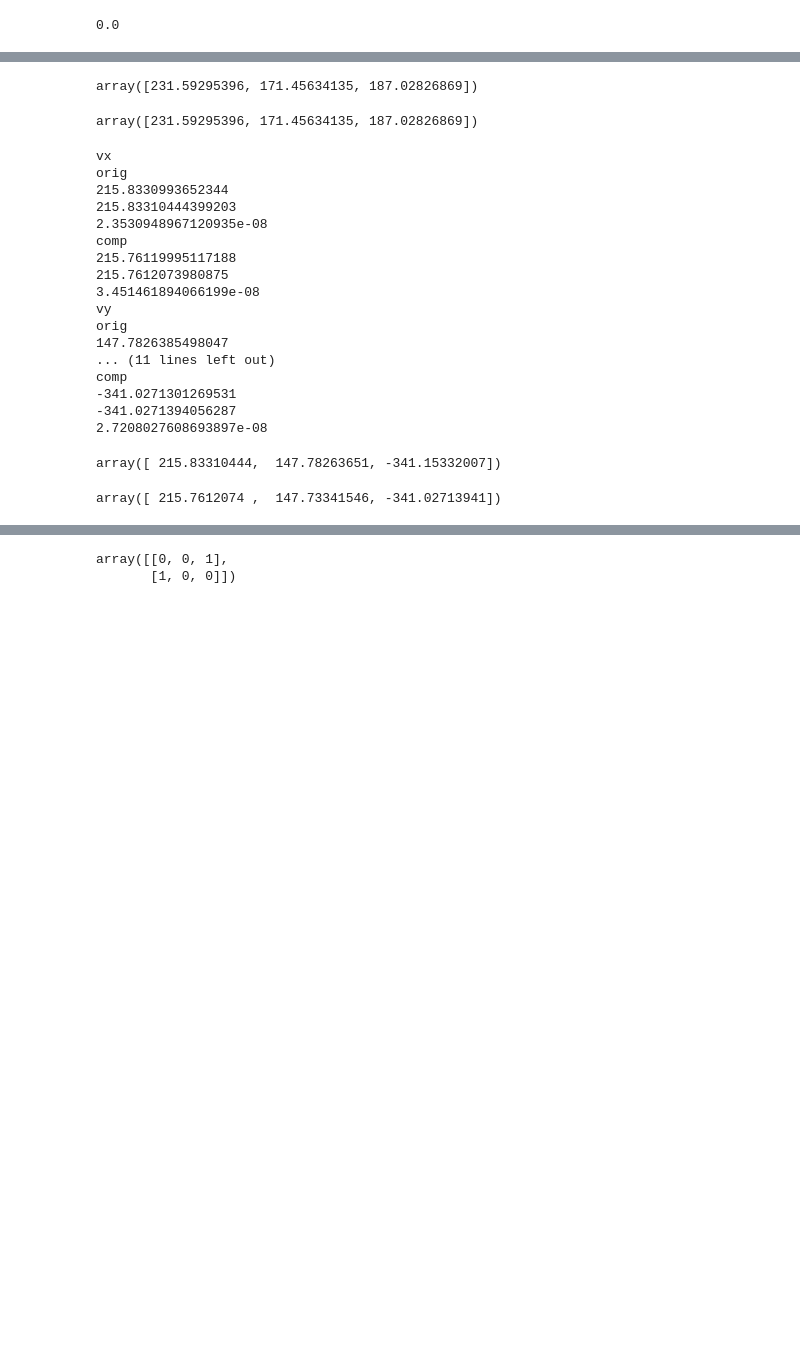
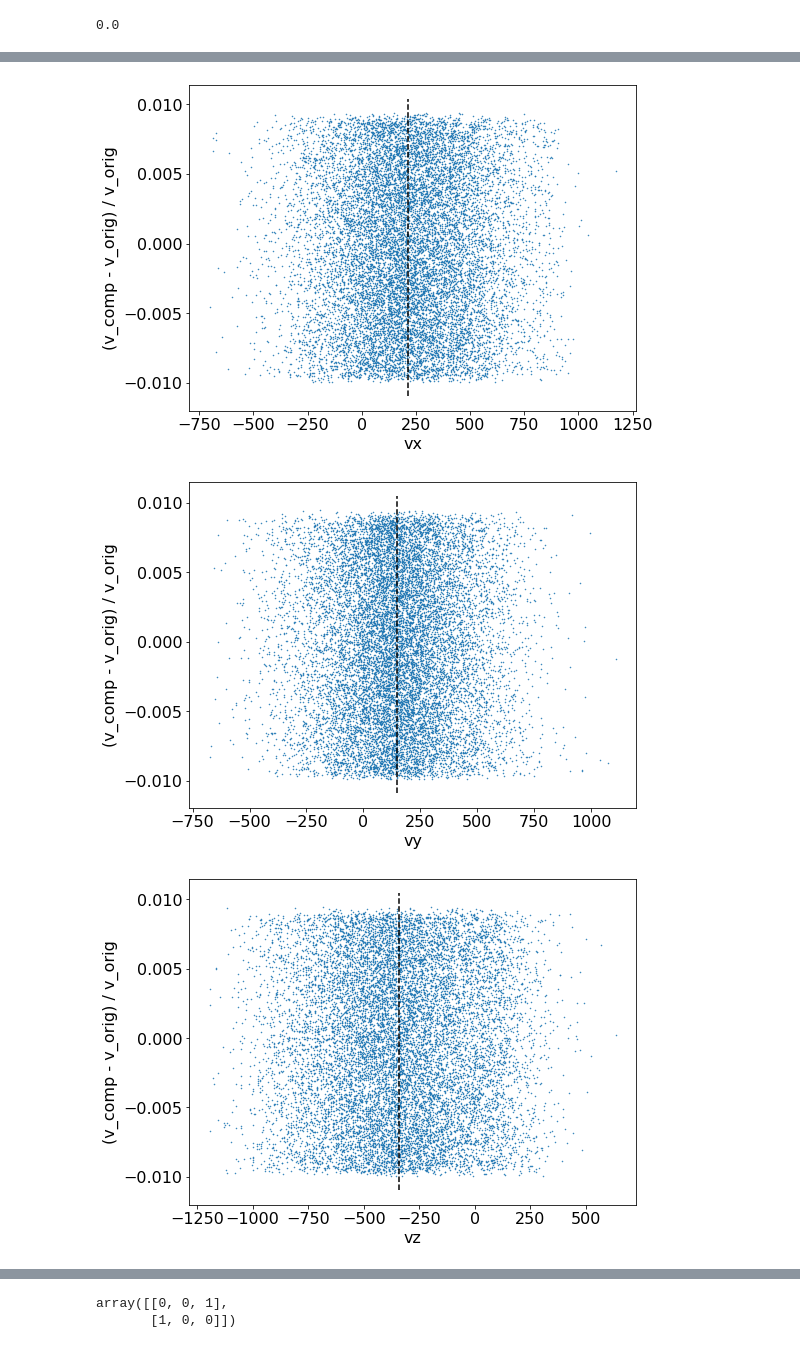
Before and after one commit to adrianpope/VelocityCompression, a Jupyter notebook: HaloParticles.ipynb, the cells around one changed output, grey strips where cells are left out. Cells and saved outputs as stored; diff of their text form; code cells hidden in the pictures; blank space fills up the shorter version.

```diff
--- a/HaloParticles.ipynb
+++ b/HaloParticles.ipynb
@@ -3,6 +6,10 @@ import numpy as np
 import pandas as pd
 import matplotlib
 import matplotlib.pyplot as plt
+# %%
+matplotlib.rcParams['figure.figsize'] = [8,6]
+matplotlib.rcParams.update({'font.size': 16})
+pngdpi=150
 # %%
 top_100_above_1000 = pd.read_csv('Halos/merged/top_100_merged_above_1000.csv')
 # %%
@@ -127,47 +72,15 @@ comp
-# %%
-mean(posArr_orig)
-# %% [output]
-array([231.59295396, 171.45634135, 187.02826869])
-# %%
-mean(posArr_comp)
-# %% [output]
-array([231.59295396, 171.45634135, 187.02826869])
-# %%
-for d in ['x','y','z']:
-    v = 'v'+d
-    print(v)
-    for p in ['orig','comp']:
-        print(p)
-        k = 'fof_halo_mean_' + v + '_' + p
-        haloVal = float(halo[k])
-        dArr = particles[p][v]
-        partVal = mean(dArr)
-        print(haloVal)
-        print(partVal)
-        print(partVal/haloVal - 1.0)
-# %% [output]
-vx
-orig
-215.8330993652344
-215.83310444399203
-2.3530948967120935e-08
-comp
-215.76119995117188
-215.7612073980875
-3.451461894066199e-08
-vy
-orig
-147.7826385498047
-... (11 lines left out)
-comp
--341.0271301269531
--341.0271394056287
-2.7208027608693897e-08
-# %%
-mean(velArr_orig)
-# %% [output]
-array([ 215.83310444,  147.78263651, -341.15332007])
-# %%
-mean(velArr_comp)
-# %% [output]
-array([ 215.7612074 ,  147.73341546, -341.02713941])
+# %%
+for v in ['vx','vy','vz']:
+    vo = orig[v]
+    vc = comp[v]
+    plt.plot(vo,(vc - vo)/vo,'.',markersize=1)
+    ax = plt.gca().axis()
+    m = mean(vo)
+    plt.plot([m,m],[ax[2],ax[3]],'--k')
+    plt.xlabel(v)
+    plt.ylabel('(v_comp - v_orig) / v_orig')
+    plt.show()
+# %% [output]
+[figure, added]
+[figure, added]
+[figure, added]
```
Also changed, not shown: parts of 30 cells of this notebook.
